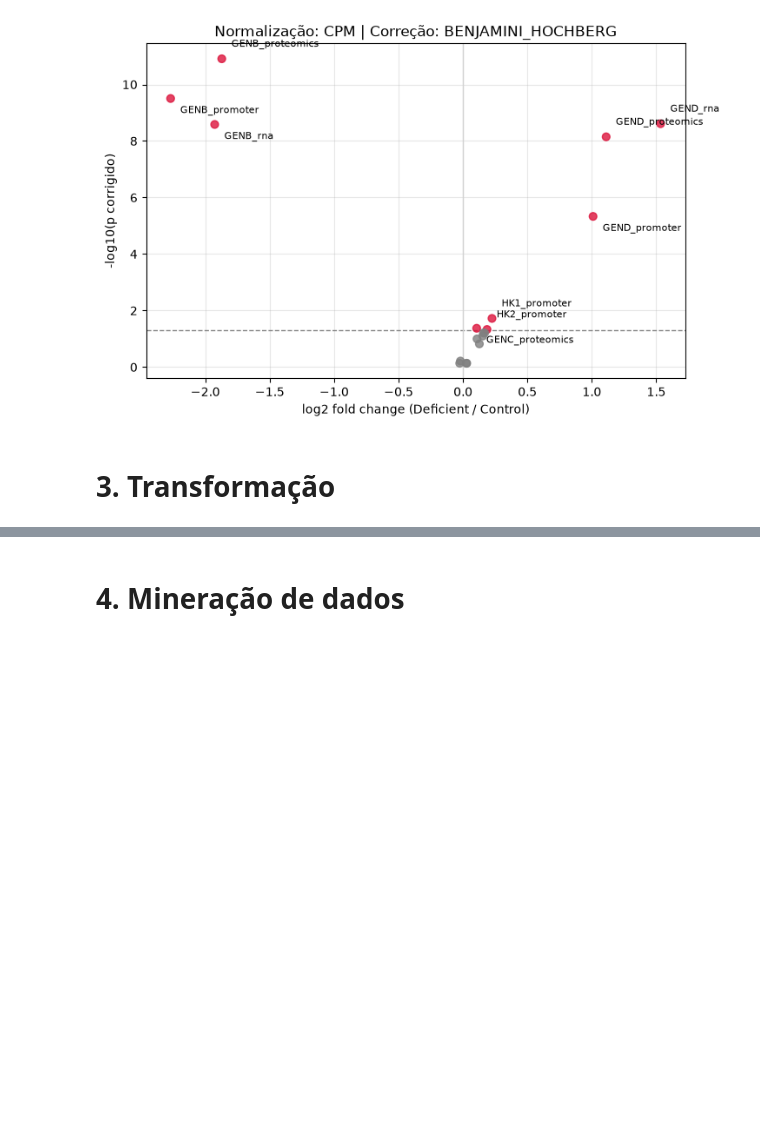
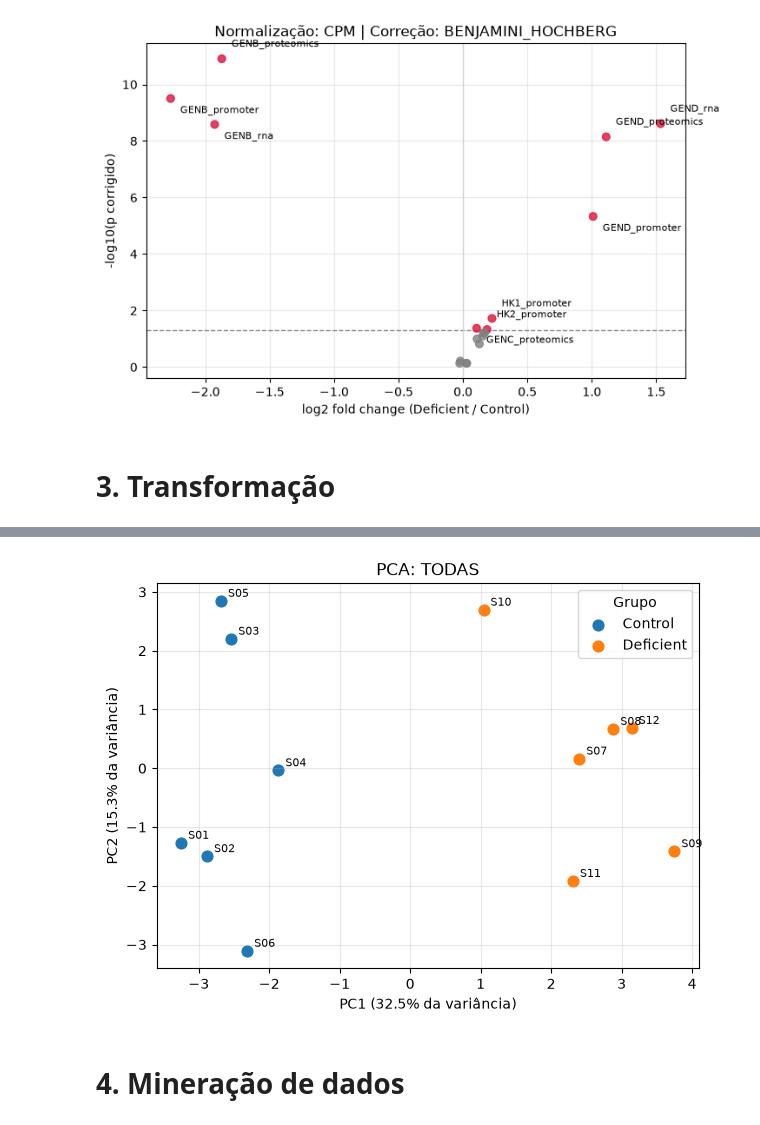
Before and after one commit to hellsdeur/multiomic, a Jupyter notebook: main.ipynb, the cells around one changed output, grey strips where cells are left out. Cells and saved outputs as stored; diff of their text form; code cells hidden in the pictures; blank space fills up the shorter version.

```diff
--- a/main.ipynb
+++ b/main.ipynb
@@ -577,3 +662,27 @@ Samples: 12, Features: 22
+# %%
+camada_pca = "TODAS"  #@param ["TODAS", "ATAC", "RNA", "PROTEOMICA", "GENOTIPOS"] {type:"string"}
+
+layers_pca = all_layers if camada_pca == "TODAS" else [camada_pca]
+X_pca, _ = build_xy(df, layers_pca)
+
+pca = PCA(n_components=2)
+components = pca.fit_transform(StandardScaler().fit_transform(X_pca))
+explained = pca.explained_variance_ratio_ * 100
+
+fig, ax = plt.subplots(figsize=(7, 5))
+for g, color in group_colors.items():
+    mask = (df["group"] == g).values
+    ax.scatter(components[mask, 0], components[mask, 1], s=60, color=color, label=g)
+for i, sample in enumerate(df["sample_id"]):
+    ax.annotate(sample, (components[i, 0], components[i, 1]), xytext=(5, 3), textcoords="offset points", fontsize=8)
+
+ax.set_title(f"PCA: {camada_pca}")
+ax.set_xlabel(f"PC1 ({explained[0]:.1f}% da variância)")
+ax.set_ylabel(f"PC2 ({explained[1]:.1f}% da variância)")
+ax.legend(title="Grupo")
+ax.grid(alpha=0.3)
+# %% [output]
+[figure, added]
 # %% [markdown]
 # 4. Mineração de dados
 # %%
```
Also changed, not shown: parts of 8 cells of this notebook.
